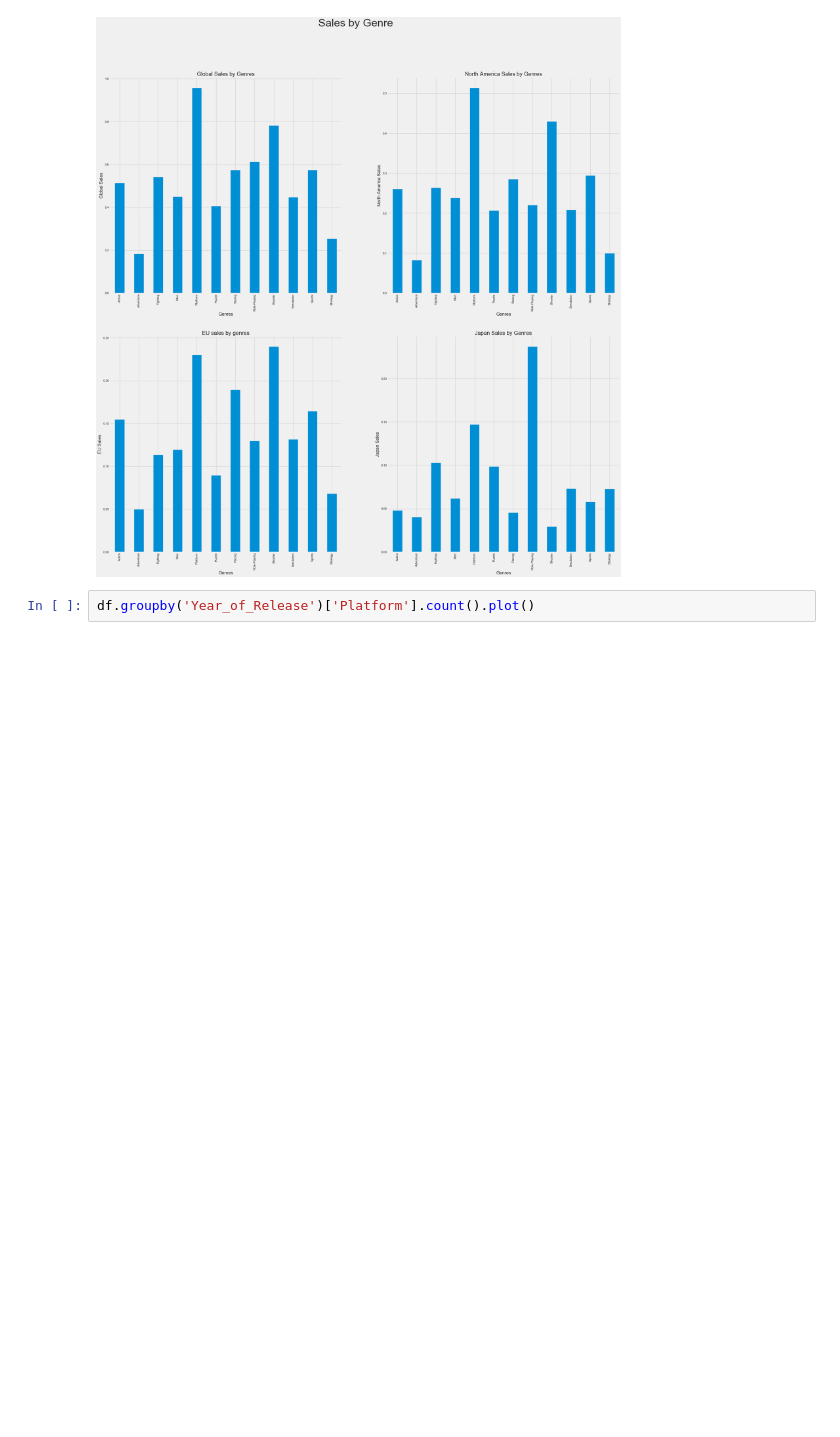
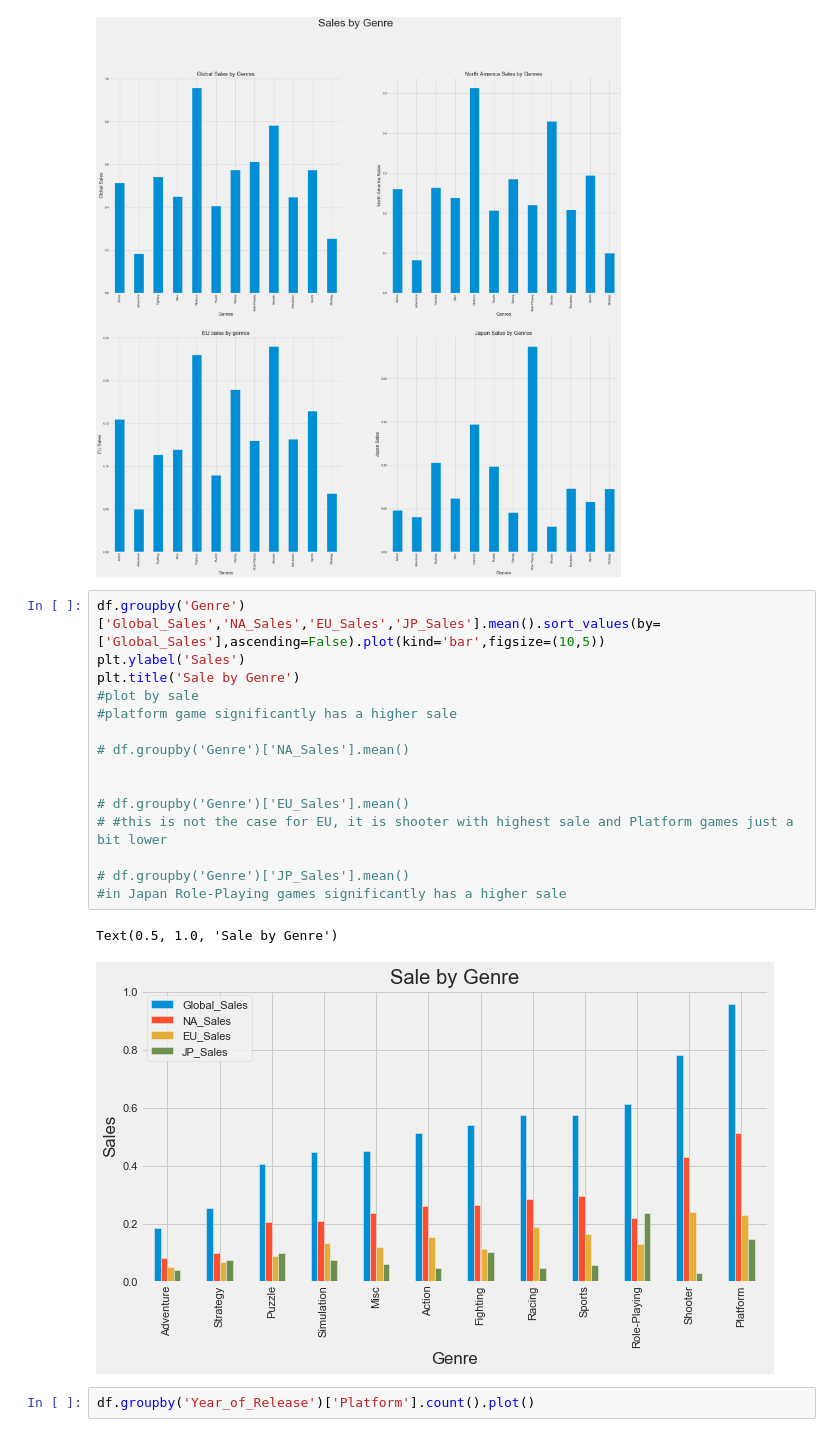
Before and after one commit to Noixas/DataMadness-2020-Video-Games-Sales-2019, a Jupyter notebook: datamadness.ipynb, the cells around one changed output. Drawn from its saved outputs; the diff is of its cells as text; blank space fills up the shorter version.

```diff
--- a/datamadness.ipynb
+++ b/datamadness.ipynb
@@ -202,6 +202,24 @@ ax4.set_title('Japan Sales by Genres')
 # %% [output]
 Text(0.5, 1.0, 'Japan Sales by Genres')
 [figure]
+# %%
+df.groupby('Genre')['Global_Sales','NA_Sales','EU_Sales','JP_Sales'].mean().sort_values(by=['Global_Sales'],ascending=False).plot(kind='bar',figsize=(10,5))
+plt.ylabel('Sales')
+plt.title('Sale by Genre')
+#plot by sale
+#platform game significantly has a higher sale
+
+# df.groupby('Genre')['NA_Sales'].mean()
+
+
+# df.groupby('Genre')['EU_Sales'].mean()
+# #this is not the case for EU, it is shooter with highest sale and Platform games just a bit lower
+
+# df.groupby('Genre')['JP_Sales'].mean()
+#in Japan Role-Playing games significantly has a higher sale
+# %% [output]
+Text(0.5, 1.0, 'Sale by Genre')
+[figure, added]
 # %%
 df.groupby('Year_of_Release')['Platform'].count().plot()
 # %% [output]
```
